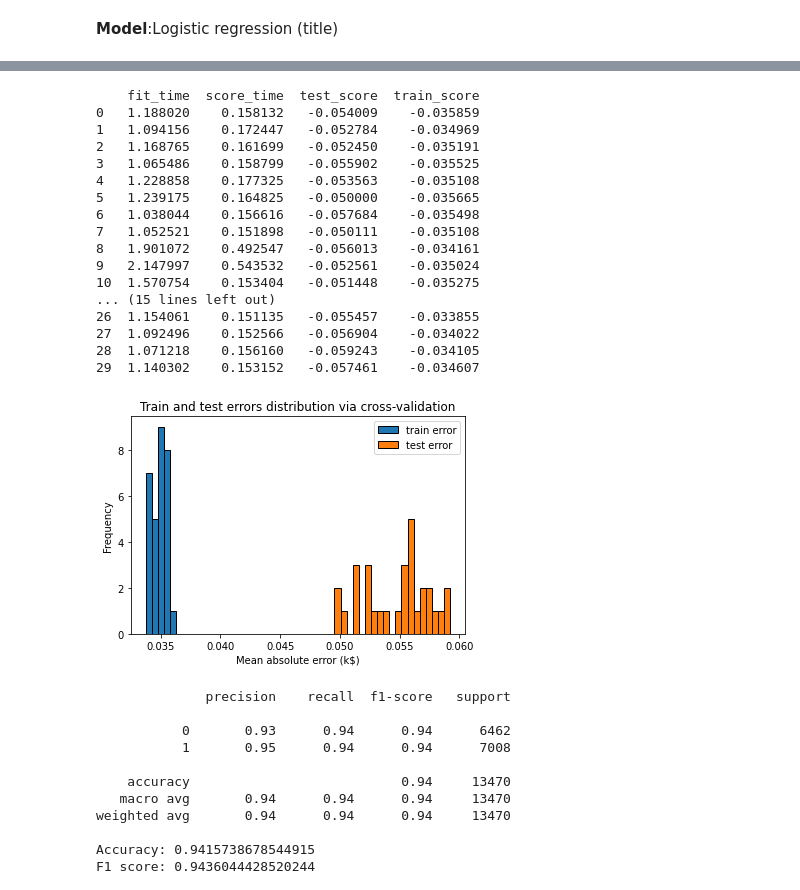
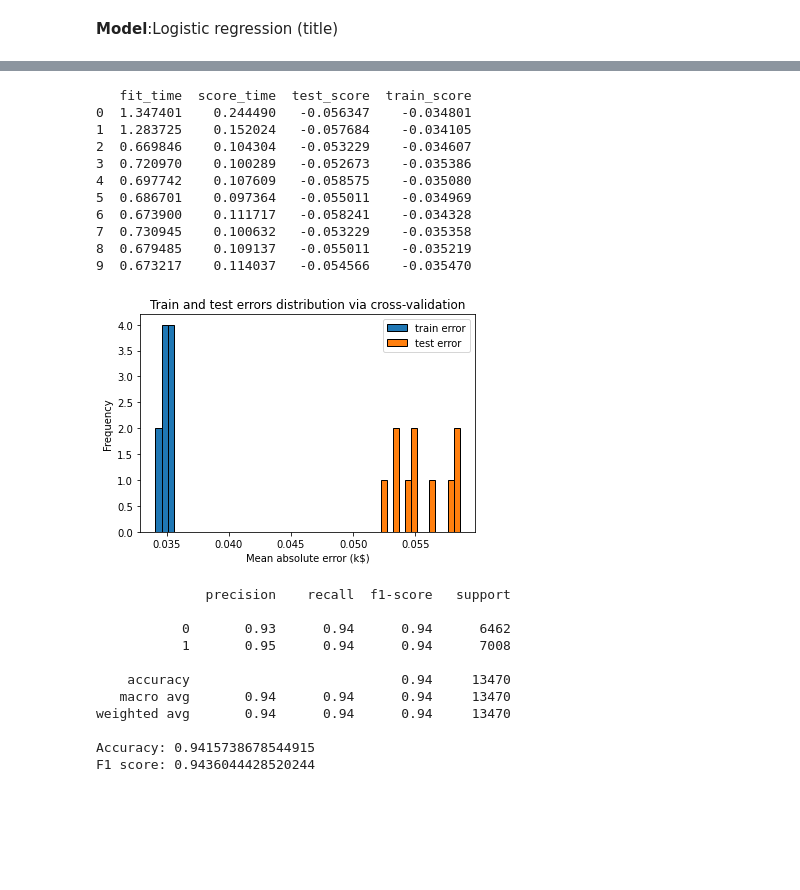
Before and after one commit to MariaFernandaOrtega/NLP-Project, a Jupyter notebook: processing2.ipynb, the cells around one changed output, grey strips where cells are left out. Saved outputs shown, nothing was run; the diff lists cells and outputs as text; code cells hidden in the pictures; blank space fills up the shorter version.

```diff
--- a/processing2.ipynb
+++ b/processing2.ipynb
@@ -223,38 +221,32 @@ pd.DataFrame(cv_results)
 # %%
 from sklearn.model_selection import ShuffleSplit
 
-cv = ShuffleSplit(n_splits=30, test_size=0.2)
+cv = ShuffleSplit(n_splits=10, test_size=0.2)
 cv_results = cross_validate(bundled_pipeline, X, y,
                             cv=cv, scoring="neg_mean_absolute_error",
                             return_train_score=True, n_jobs=2)
 cv_results = pd.DataFrame(cv_results)
 print (cv_results)
 
 scores = pd.DataFrame()
 scores[["train error", "test error"]] = -cv_results[
     ["train_score", "test_score"]]
 
 import matplotlib.pyplot as plt
 scores.plot.hist(bins=50, edgecolor="black")
 plt.xlabel("Mean absolute error (k$)")
 _ = plt.title("Train and test errors distribution via cross-validation")
 # %% [output]
-    fit_time  score_time  test_score  train_score
-0   1.188020    0.158132   -0.054009    -0.035859
-1   1.094156    0.172447   -0.052784    -0.034969
-2   1.168765    0.161699   -0.052450    -0.035191
-3   1.065486    0.158799   -0.055902    -0.035525
-4   1.228858    0.177325   -0.053563    -0.035108
-5   1.239175    0.164825   -0.050000    -0.035665
-6   1.038044    0.156616   -0.057684    -0.035498
-7   1.052521    0.151898   -0.050111    -0.035108
-8   1.901072    0.492547   -0.056013    -0.034161
-9   2.147997    0.543532   -0.052561    -0.035024
-10  1.570754    0.153404   -0.051448    -0.035275
-... (15 lines left out)
-26  1.154061    0.151135   -0.055457    -0.033855
-27  1.092496    0.152566   -0.056904    -0.034022
-28  1.071218    0.156160   -0.059243    -0.034105
-29  1.140302    0.153152   -0.057461    -0.034607
+   fit_time  score_time  test_score  train_score
+0  1.347401    0.244490   -0.056347    -0.034801
+1  1.283725    0.152024   -0.057684    -0.034105
+2  0.669846    0.104304   -0.053229    -0.034607
+3  0.720970    0.100289   -0.052673    -0.035386
+4  0.697742    0.107609   -0.058575    -0.035080
+5  0.686701    0.097364   -0.055011    -0.034969
+6  0.673900    0.111717   -0.058241    -0.034328
+7  0.730945    0.100632   -0.053229    -0.035358
+8  0.679485    0.109137   -0.055011    -0.035219
+9  0.673217    0.114037   -0.054566    -0.035470
-[figure, old version]
+[figure, new version]
 # %%
```
Also changed, not shown: parts of 19 cells of this notebook.
